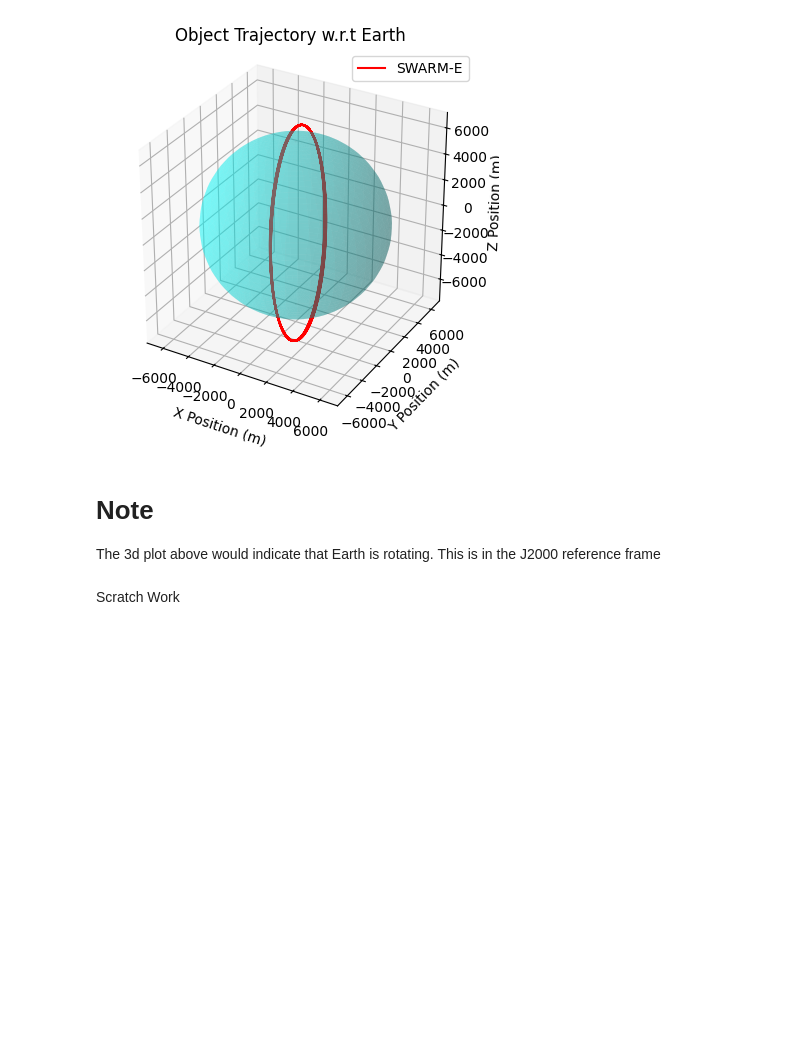
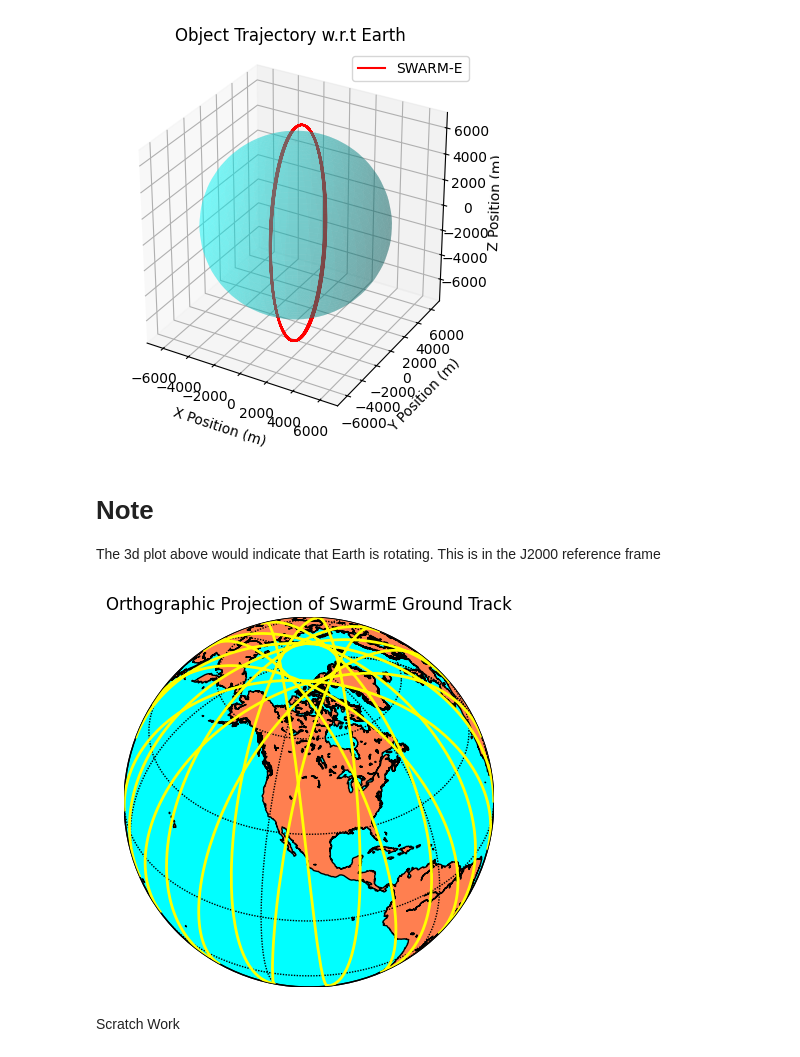
Before and after one commit to RedRocket89/debrISR, a Jupyter notebook: experimental/epop_parser/prototype.ipynb, the cells around one changed output. Drawn from its saved outputs; the diff is of its cells as text; code cells hidden in the pictures; blank space fills up the shorter version.

Commit message:
Prototyped ground track 2d projection

```diff
--- a/experimental/epop_parser/prototype.ipynb
+++ b/experimental/epop_parser/prototype.ipynb
@@ -41,11 +41,17 @@ class SwarmEphemerisLegacy:
     """X Position J2000 [km]"""
     X_ITRF: list[np.float32]
 
-    """X Position J2000 [km]"""
+    """Y Position J2000 [km]"""
     Y_ITRF: list[np.float32]
 
-    """X Position J2000 [km]"""
+    """Z Position J2000 [km]"""
     Z_ITRF: list[np.float32]
+
+    """Geodetic Latitude [deg]"""
+    geo_latitude: list[np.float32]
+
+    """Geodetic Longitude [deg]"""
+    geo_longitude: list[np.float32]
 
     """Column Names"""
     columns: list[str]
@@ -58,6 +64,8 @@ class SwarmEphemerisLegacy:
         self.X_ITRF = []
         self.Y_ITRF = []
         self.Z_ITRF = []
+        self.geo_latitude = []
+        self.geo_longitude = []
         self.columns = []
         self._read_ephemeris_file(fname=ephemeris_fname)
 
@@ -102,6 +110,10 @@ class SwarmEphemerisLegacy:
             self.Y_ITRF.append(np.float32(data[3]))
             self.Z_ITRF.append(np.float32(data[4]))
 
+            # Append latitude and longitude
+            self.geo_latitude.append(np.float32(data[11]))
+            self.geo_longitude.append(np.float32(data[12]))
+
 
         # Intentionally assign dataclass fields outside of I/O Context
         self.ephemeris_date = self.data_datetime[0].date()
@@ -147,6 +159,37 @@ plt.show()
 # %% [markdown]
 # Note
 The 3d plot above would indicate that Earth is rotating. This is in the J2000 reference frame
+# %%
+# Plot Groundtrack of SwarmE orbit
+from mpl_toolkits.basemap import Basemap
+import numpy as np
+from pathlib import Path
+import matplotlib.pyplot as plt
+
+
+ephemeris_file = Path("TEST_EPHM.txt")
+EPHEM_OBJ_NEW = SwarmEphemerisLegacy(ephemeris_file)
+lats = np.array(EPHEM_OBJ_NEW.geo_latitude)
+longs = np.array(EPHEM_OBJ_NEW.geo_longitude)
+
+
+# lon_0, lat_0 are the center point of the projection.
+# resolution = 'l' means use low resolution coastlines.
+m = Basemap(projection='ortho',lon_0=-105,lat_0=40,resolution='l')
+m.drawcoastlines()
+m.fillcontinents(color='coral',lake_color='aqua')
+# draw parallels and meridians.
+m.drawparallels(np.arange(-90.,120.,30.))
+m.drawmeridians(np.arange(0.,420.,60.))
+m.drawmapboundary(fill_color='aqua')
+
+x, y = m(longs,lats)
+
+m.plot(x, y, marker=None, color='yellow', linewidth=2, label='SwarmE Ground Track')
+plt.title("Orthographic Projection of SwarmE Ground Track")
+plt.show()
+# %% [output]
+[figure, added]
 # %% [markdown]
 Scratch Work
 # %%
```
Also changed, not shown: 2 other files.
